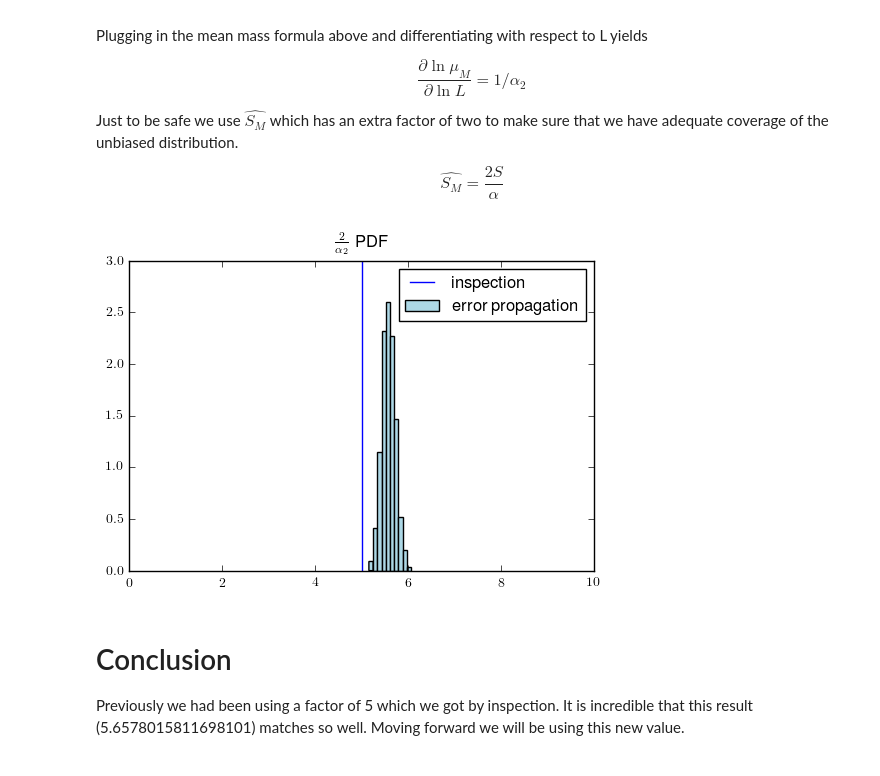
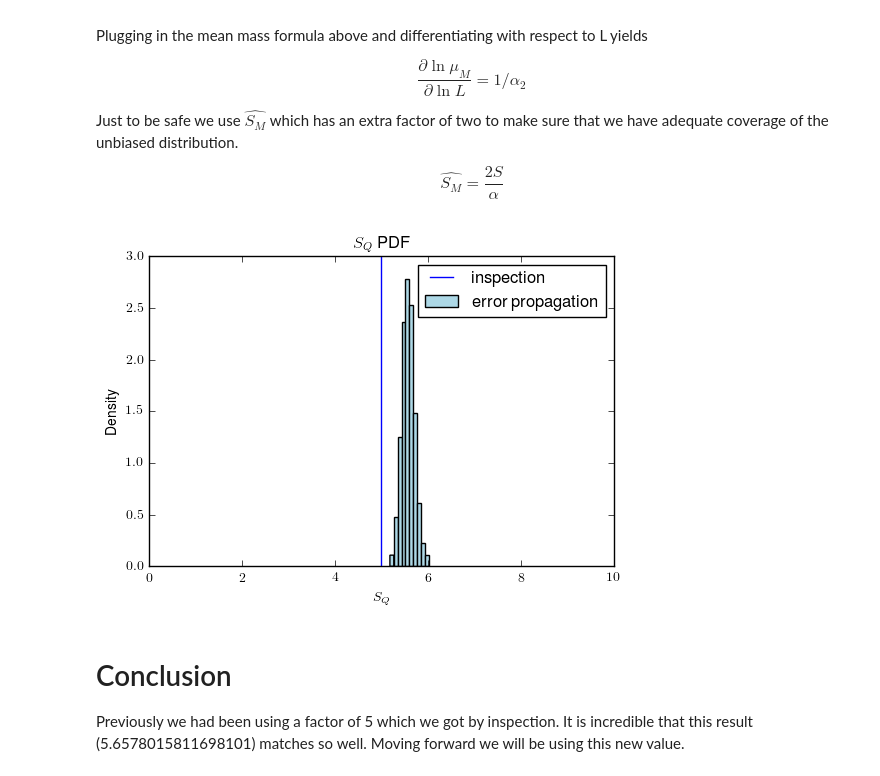
Before and after one commit to davidthomas5412/PanglossNotebooks, a Jupyter notebook: MassLuminosityProject/JustifySigmaM_2017_02_28.ipynb, the cells around one changed output. Cells and saved outputs as stored; diff of their text form; code cells hidden in the pictures.

```diff
--- a/MassLuminosityProject/JustifySigmaM_2017_02_28.ipynb
+++ b/MassLuminosityProject/JustifySigmaM_2017_02_28.ipynb
@@ -38,22 +38,24 @@ $$\hat{S_M} = \frac{2S}{\alpha}$$
 # %%
 from scipy.stats import norm
 import numpy as np
 
 
 a2 = norm(0.359, 0.009).rvs(1000)
 
 %matplotlib inline
 import matplotlib.pyplot as plt
 from matplotlib import rc
 rc('text', usetex=True)
 
-plt.title(r'$\frac{2}{\alpha_2}$ PDF')
+plt.title(r'$S_Q$ PDF')
 plt.gca().axvline(5, label='inspection')
 plt.xlim(0,10)
 plt.hist(2/a2, color='lightblue', normed=True, label='error propagation')
+plt.ylabel('Density')
+plt.xlabel('$S_Q$')
 plt.legend();
 # %% [output]
-[figure, old version]
+[figure, new version]
 # %% [markdown]
 # Conclusion
 Previously we had been using a factor of 5 which we got by inspection. It is incredible that this result (5.6578015811698101) matches so well. Moving forward we will be using this new value.
```
Also changed, not shown: 19 other files.
